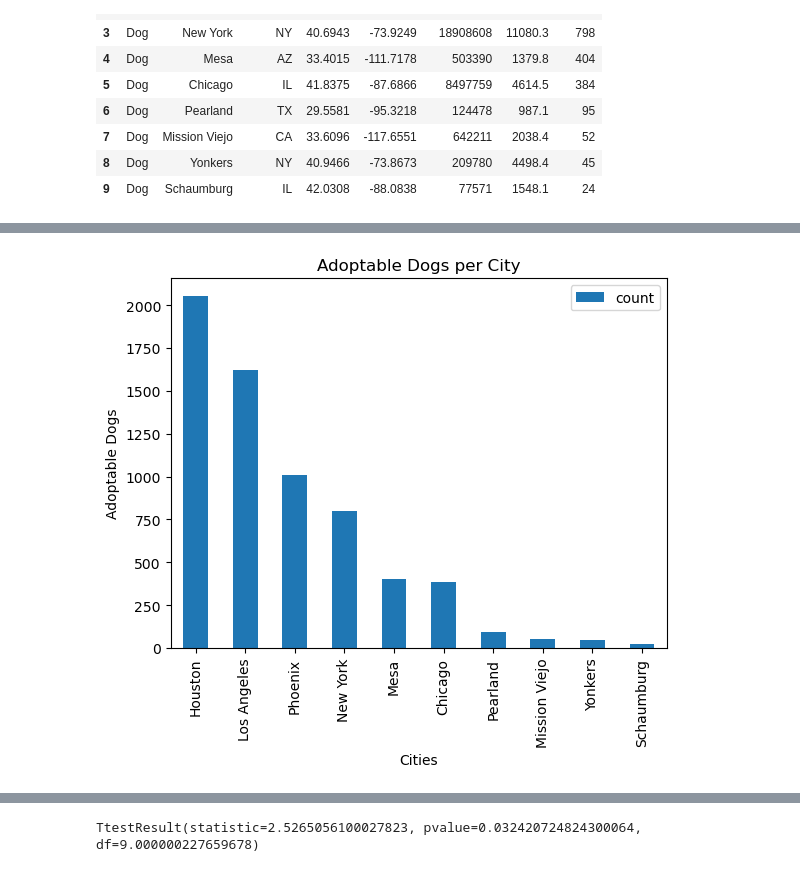
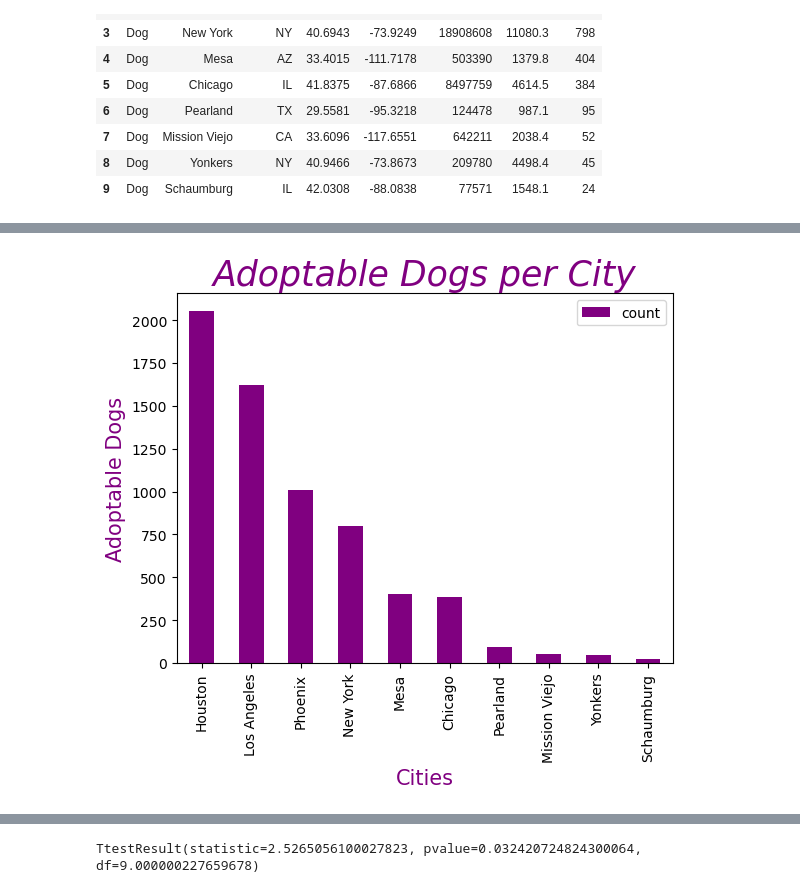
Before and after one commit to tfuenz/STAK_Project_One, a Jupyter notebook: Adoptable_dogs.ipynb, the cells around one changed output, grey strips where cells are left out. Drawn from its saved outputs; the diff is of its cells as text; code cells hidden in the pictures.

```diff
--- a/Adoptable_dogs.ipynb
+++ b/Adoptable_dogs.ipynb
@@ -9,11 +12,12 @@ import scipy.stats as stats
 # %%
-#
+# Load the CSV file created fromm the API
 pet_df = pd.read_csv("Resources/adoption.csv")
 
-#
+# Filter the Data
 dog_df = pet_df[["type", "location"]]
-dog_loc = dog_df[(dog_df["type"] == "Dog") & (dog_df["location"].isin(["New York", "Houston", "Los Angeles", "Chicago", "Phoenix",
-                                                            "Mesa", "Schaumburg", "Pearland", "Yonkers", "Mission Viejo"]))]
+dog_loc = dog_df[(dog_df["type"] == "Dog") & (dog_df["location"].isin(["New York", "Houston", "Los Angeles", "Chicago",
+                                                                       "Phoenix", "Mesa", "Schaumburg", "Pearland",
+                                                                       "Yonkers", "Mission Viejo"]))]
 
 # Rename column "location" to "city"
 dog_city = dog_loc.rename(columns = {"location" : "city"})
@@ -137,11 +150,14 @@ map_plot
 # %%
-#
-count_df.plot.bar("city", "count")
-plt.xlabel("Cities")
-plt.ylabel("Adoptable Dogs")
-plt.title("Adoptable Dogs per City")
+# Plot bar chart for count_df
+count_df.plot.bar("city", "count", color = "purple")
+plt.xlabel("Cities", color = "purple", fontsize = 15)
+plt.ylabel("Adoptable Dogs", color = "purple", fontsize = 15)
+plt.title(label = "Adoptable Dogs per City", fontsize = 25, fontstyle = "italic", color = "purple")
 
-#
+# Save the figure
+plt.savefig("Output/Bar_graph.png")
+
+# Show plt
 plt.show()
 # %% [output]
-[figure, old version]
+[figure, new version]
```
Also changed, not shown: parts of 12 cells of this notebook, 2 other files.
